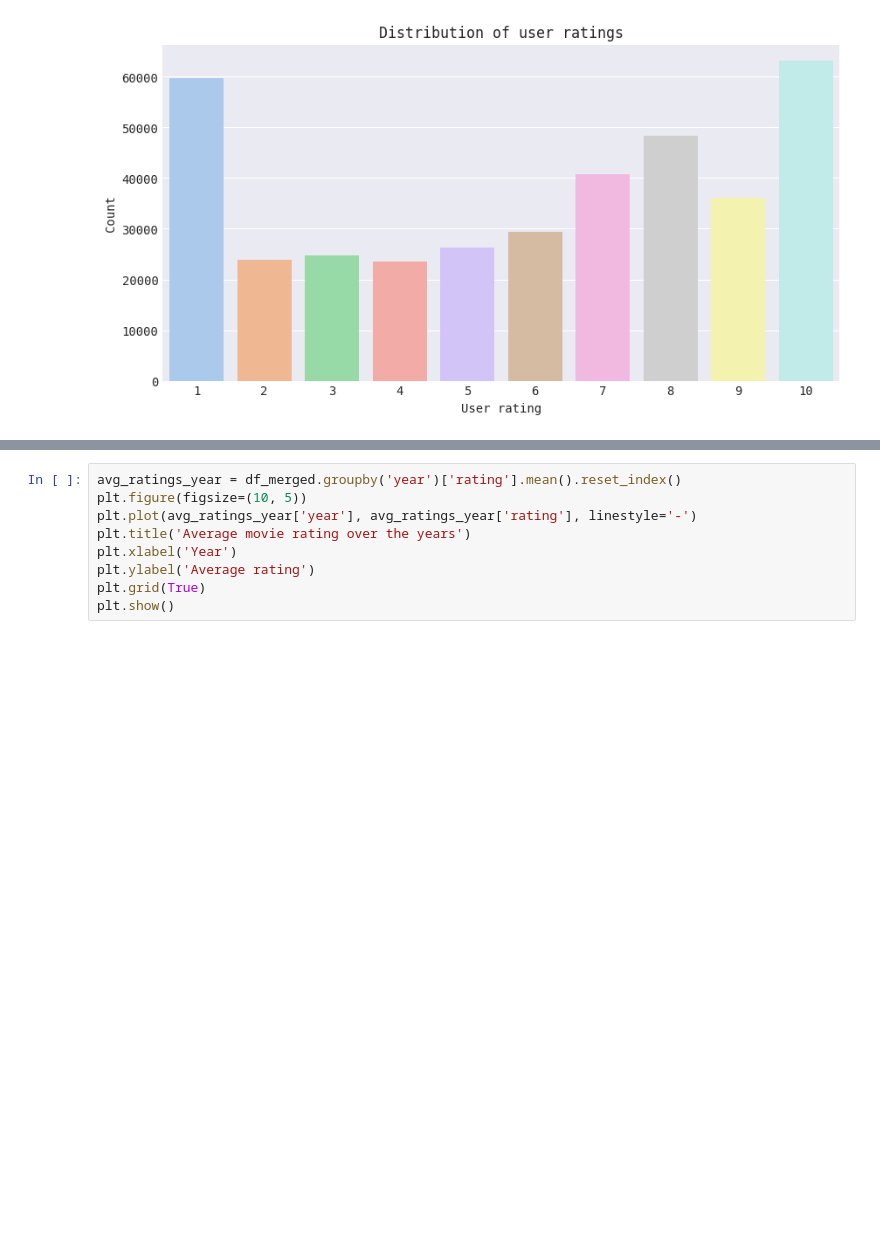
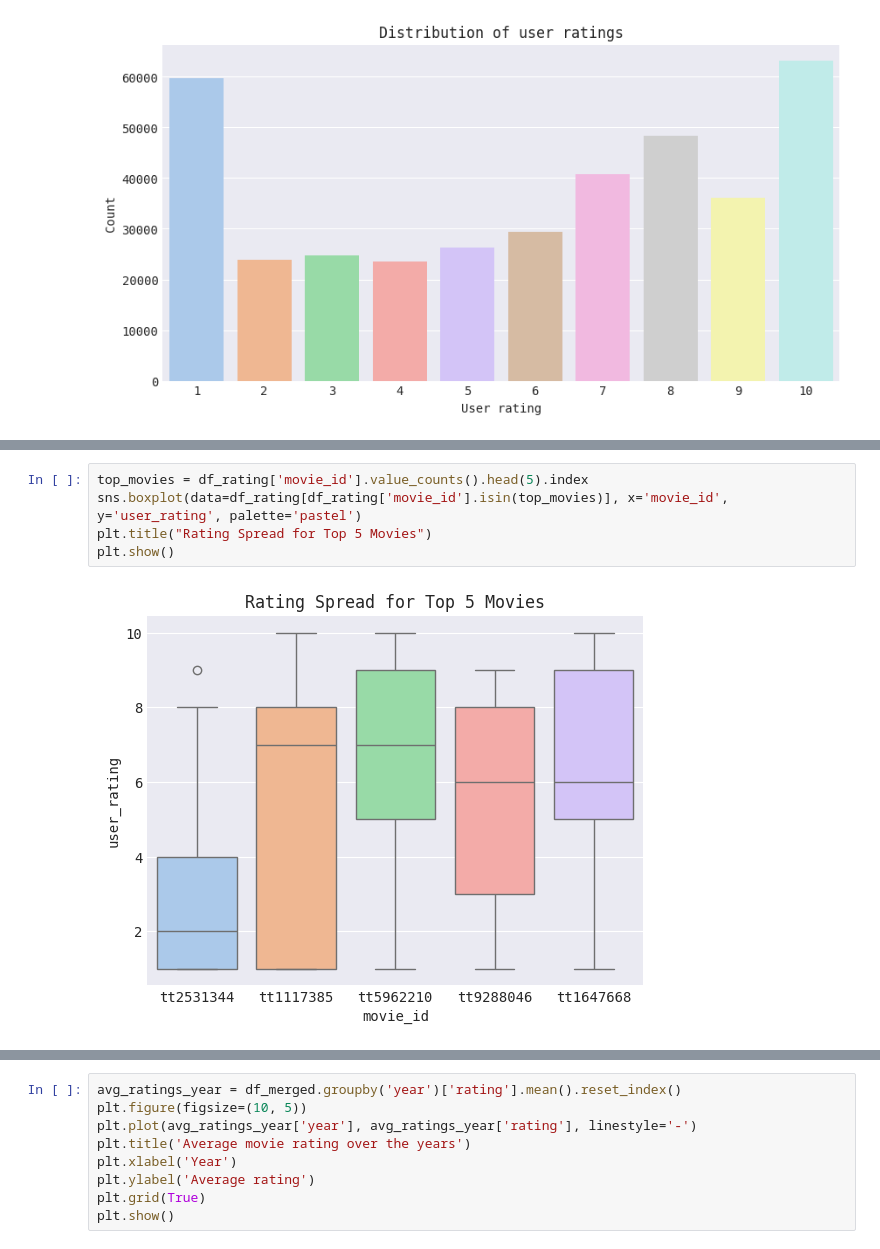
Before and after one commit to helloitsurdvq/DsProject_Imdb, a Jupyter notebook: notebooks/02_exploratoryDataAnalysis.ipynb, the cells around one changed output, grey strips where cells are left out. Cells and saved outputs as stored; diff of their text form; blank space fills up the shorter version.

```diff
--- a/notebooks/02_exploratoryDataAnalysis.ipynb
+++ b/notebooks/02_exploratoryDataAnalysis.ipynb
@@ -46,0 +107,7 @@ plt.show()
+# %%
+top_movies = df_rating['movie_id'].value_counts().head(5).index
+sns.boxplot(data=df_rating[df_rating['movie_id'].isin(top_movies)], x='movie_id', y='user_rating', palette='pastel')
+plt.title("Rating Spread for Top 5 Movies")
+plt.show()
+# %% [output]
+[figure, added]
```
Also changed, not shown: parts of 5 cells of this notebook, 13 other files.
